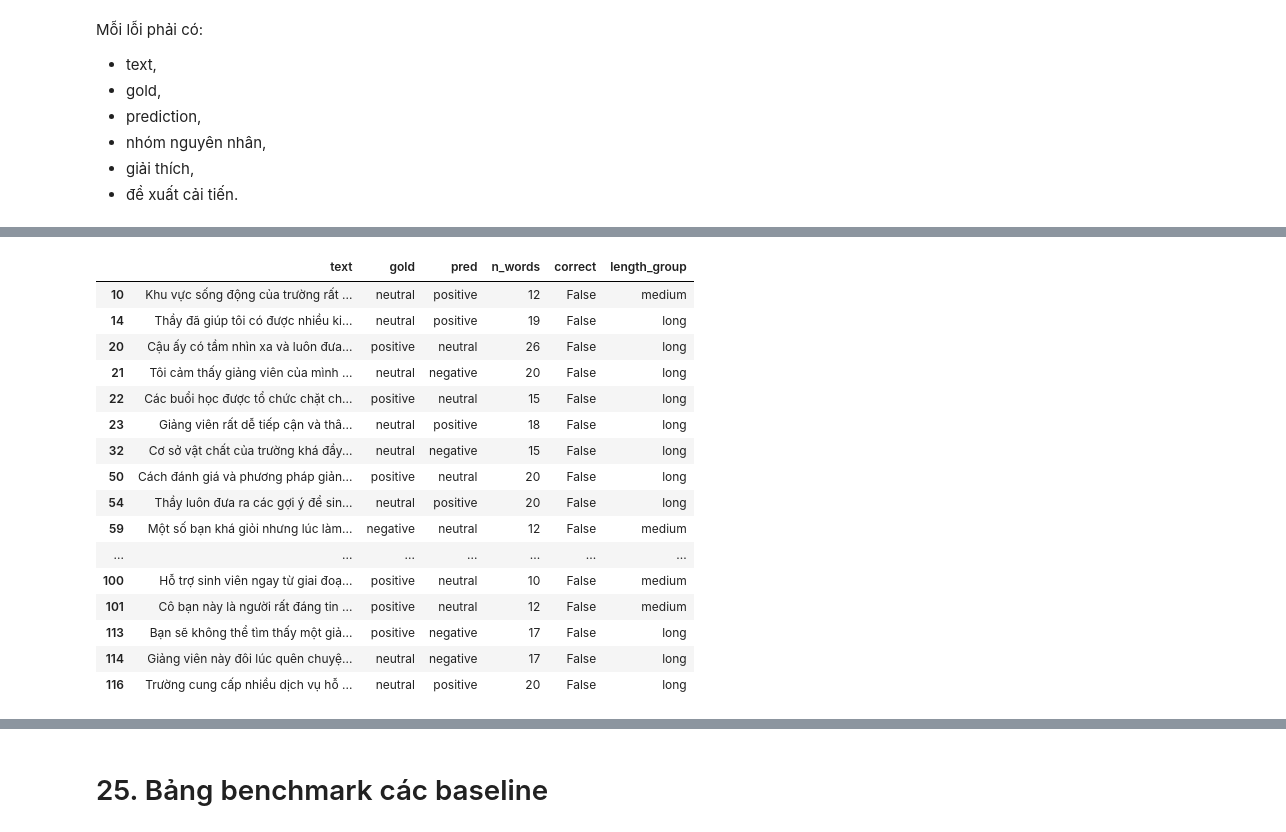
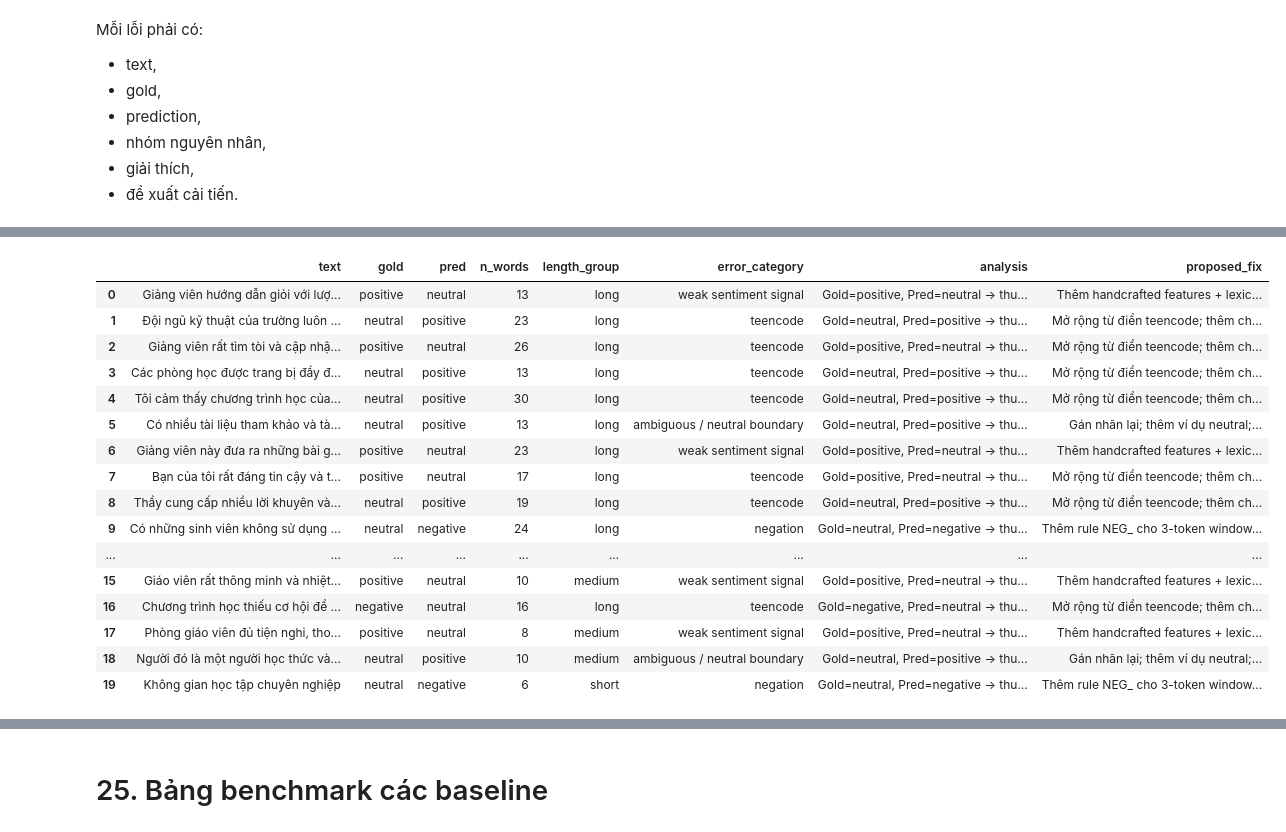
Before and after one commit to GiaHuy910/NLP-TeamHomeWork, a Jupyter notebook: [Chap3]Text_Classification_Sentiment.ipynb, the cells around one changed output, grey strips where cells are left out. Cells and saved outputs as stored; diff of their text form; code cells hidden in the pictures.

```diff
--- a/[Chap3]Text_Classification_Sentiment.ipynb
+++ b/[Chap3]Text_Classification_Sentiment.ipynb
@@ -3088,8 +3225,61 @@ Mỗi lỗi phải có:
 - giải thích,
 - đề xuất cải tiến.
 # %%
-mistakes = error_df[~error_df["correct"]].copy()
-display(mistakes.head(20))
+mistakes = error_df[~error_df["correct"]].copy().reset_index(drop=True)
+print("Tổng số lỗi:", len(mistakes))
 
-# TODO: thêm cột "error_category", "analysis", "proposed_fix"
+#Lấy 20 lỗi đầu để gán nhãn nguyên nhân thủ công
+sample_mistakes = mistakes.head(20).copy()
+
+def guess_category(text, gold, pred):
+    t = text.lower()
+    if any(w in t for w in ["không", "chưa", "chẳng", "chả"]):
+        return "negation"
+    if any(e in text for e in ["😊","😀","😍","👍",":)","😡","😢","👎",":("]):
+        return "emoji"
+    if any(w in t for w in ["vl","vãi","ngon","xỉu","hỉu","tr","lun","hoài"]):
+        return "teencode"
+    if any(w in t for w in ["clear","clean","good","easy","slow","error","hot","stable"]):
+        return "code-switching"
+    if len(t.split()) <= 5:
+        return "too short"
+    if gold == "neutral" and pred != "neutral":
+        return "ambiguous / neutral boundary"
+    if gold != "neutral" and pred == "neutral":
+        return "weak sentiment signal"
+    return "domain-specific / rare vocab"
+
+sample_mistakes["error_category"] = [
+    guess_category(t, g, p)
+    for t, g, p in zip(sample_mistakes["text"],
+                       sample_mistakes["gold"],
+                       sample_mistakes["pred"])
+]
+
+def propose_fix(cat):
+    return {
+        "negation": "Thêm rule NEG_ cho 3-token window; bổ sung bigram 'không + X'.",
+        "emoji": "Giữ emoji trong preprocessing, thêm feature đếm emoji.",
+        "teencode": "Mở rộng từ điển teencode; thêm char n-gram.",
+        "code-switching": "Thêm lexicon Việt–Anh; domain adaptation.",
+        "too short": "Bổ sung feature độ dài; yêu cầu thêm ngữ cảnh.",
+        "ambiguous / neutral boundary": "Gán nhãn lại; thêm ví dụ neutral; dùng macro F1.",
+        "weak sentiment signal": "Thêm handcrafted features + lexicon mở rộng.",
+        "domain-specific / rare vocab": "Bổ sung lexicon theo miền giáo dục."
+    }.get(cat, "Xem xét lại annotation và feature.")
+
+sample_mistakes["analysis"] = sample_mistakes.apply(
+    lambda r: f"Gold={r['gold']}, Pred={r['pred']} → thuộc nhóm {r['error_category']}.",
+    axis=1
+)
+sample_mistakes["proposed_fix"] = sample_mistakes["error_category"].map(propose_fix)
+
+display(sample_mistakes[[
+    "text", "gold", "pred", "n_words", "length_group",
+    "error_category", "analysis", "proposed_fix"
+]])
+
+#Thống kê nhóm lỗi
+print("\nPhân bố nhóm lỗi:")
+print(sample_mistakes["error_category"].value_counts())
 # %% [output]
@@ -3096,17 +3287,17 @@ display(mistakes.head(20))
-|  | text | gold | pred | n_words | correct | length_group |
-| 10 | Khu vực sống động của trường rất ... | neutral | positive | 12 | False | medium |
-| 14 | Thầy đã giúp tôi có được nhiều ki... | neutral | positive | 19 | False | long |
-| 20 | Cậu ấy có tầm nhìn xa và luôn đưa... | positive | neutral | 26 | False | long |
-| 21 | Tôi cảm thấy giảng viên của mình ... | neutral | negative | 20 | False | long |
-| 22 | Các buổi học được tổ chức chặt ch... | positive | neutral | 15 | False | long |
-| 23 | Giảng viên rất dễ tiếp cận và thâ... | neutral | positive | 18 | False | long |
-| 32 | Cơ sở vật chất của trường khá đầy... | neutral | negative | 15 | False | long |
-| 50 | Cách đánh giá và phương pháp giản... | positive | neutral | 20 | False | long |
-| 54 | Thầy luôn đưa ra các gợi ý để sin... | neutral | positive | 20 | False | long |
-| 59 | Một số bạn khá giỏi nhưng lúc làm... | negative | neutral | 12 | False | medium |
-| ... | ... | ... | ... | ... | ... | ... |
-| 100 | Hỗ trợ sinh viên ngay từ giai đoạ... | positive | neutral | 10 | False | medium |
-| 101 | Cô bạn này là người rất đáng tin ... | positive | neutral | 12 | False | medium |
-| 113 | Bạn sẽ không thể tìm thấy một giả... | positive | negative | 17 | False | long |
-| 114 | Giảng viên này đôi lúc quên chuyệ... | neutral | negative | 17 | False | long |
-| 116 | Trường cung cấp nhiều dịch vụ hỗ ... | neutral | positive | 20 | False | long |
+|  | text | gold | pred | n_words | length_group | error_category | analysis | proposed_fix |
+| 0 | Giảng viên hướng dẫn giỏi với lượ... | positive | neutral | 13 | long | weak sentiment signal | Gold=positive, Pred=neutral → thu... | Thêm handcrafted features + lexic... |
+| 1 | Đội ngũ kỹ thuật của trường luôn ... | neutral | positive | 23 | long | teencode | Gold=neutral, Pred=positive → thu... | Mở rộng từ điển teencode; thêm ch... |
+| 2 | Giảng viên rất tìm tòi và cập nhậ... | positive | neutral | 26 | long | teencode | Gold=positive, Pred=neutral → thu... | Mở rộng từ điển teencode; thêm ch... |
+| 3 | Các phòng học được trang bị đầy đ... | neutral | positive | 13 | long | teencode | Gold=neutral, Pred=positive → thu... | Mở rộng từ điển teencode; thêm ch... |
+| 4 | Tôi cảm thấy chương trình học của... | neutral | positive | 30 | long | teencode | Gold=neutral, Pred=positive → thu... | Mở rộng từ điển teencode; thêm ch... |
+| 5 | Có nhiều tài liệu tham khảo và tà... | neutral | positive | 13 | long | ambiguous / neutral boundary | Gold=neutral, Pred=positive → thu... | Gán nhãn lại; thêm ví dụ neutral;... |
+| 6 | Giảng viên này đưa ra những bài g... | positive | neutral | 23 | long | weak sentiment signal | Gold=positive, Pred=neutral → thu... | Thêm handcrafted features + lexic... |
+| 7 | Bạn của tôi rất đáng tin cậy và t... | positive | neutral | 17 | long | teencode | Gold=positive, Pred=neutral → thu... | Mở rộng từ điển teencode; thêm ch... |
+| 8 | Thầy cung cấp nhiều lời khuyên và... | neutral | positive | 19 | long | teencode | Gold=neutral, Pred=positive → thu... | Mở rộng từ điển teencode; thêm ch... |
+| 9 | Có những sinh viên không sử dụng ... | neutral | negative | 24 | long | negation | Gold=neutral, Pred=negative → thu... | Thêm rule NEG_ cho 3-token window... |
+| ... | ... | ... | ... | ... | ... | ... | ... | ... |
+| 15 | Giáo viên rất thông minh và nhiệt... | positive | neutral | 10 | medium | weak sentiment signal | Gold=positive, Pred=neutral → thu... | Thêm handcrafted features + lexic... |
+| 16 | Chương trình học thiếu cơ hội để ... | negative | neutral | 16 | long | teencode | Gold=negative, Pred=neutral → thu... | Mở rộng từ điển teencode; thêm ch... |
+| 17 | Phòng giáo viên đủ tiện nghi, tho... | positive | neutral | 8 | medium | weak sentiment signal | Gold=positive, Pred=neutral → thu... | Thêm handcrafted features + lexic... |
+| 18 | Người đó là một người học thức và... | neutral | positive | 10 | medium | ambiguous / neutral boundary | Gold=neutral, Pred=positive → thu... | Gán nhãn lại; thêm ví dụ neutral;... |
+| 19 | Không gian học tập chuyên nghiệp | neutral | negative | 6 | short | negation | Gold=neutral, Pred=negative → thu... | Thêm rule NEG_ cho 3-token window... |
```
Also changed, not shown: parts of 27 cells of this notebook.
